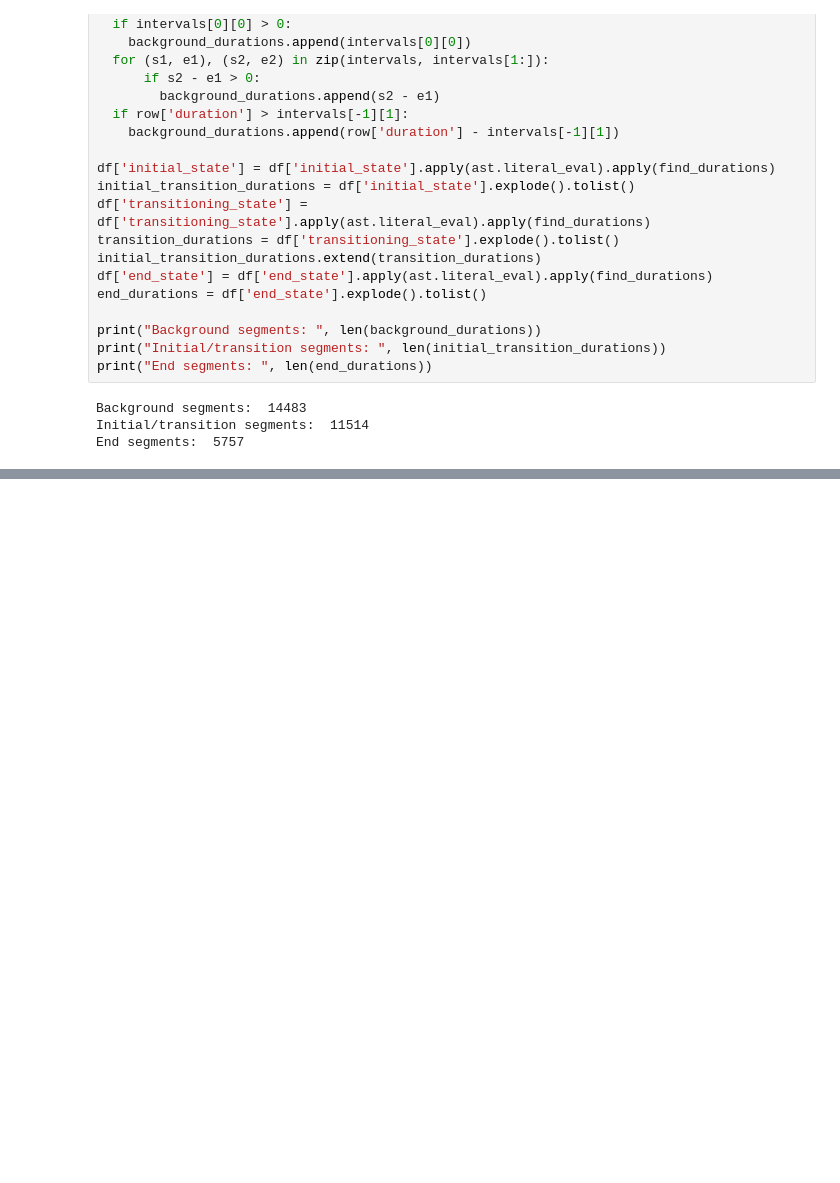
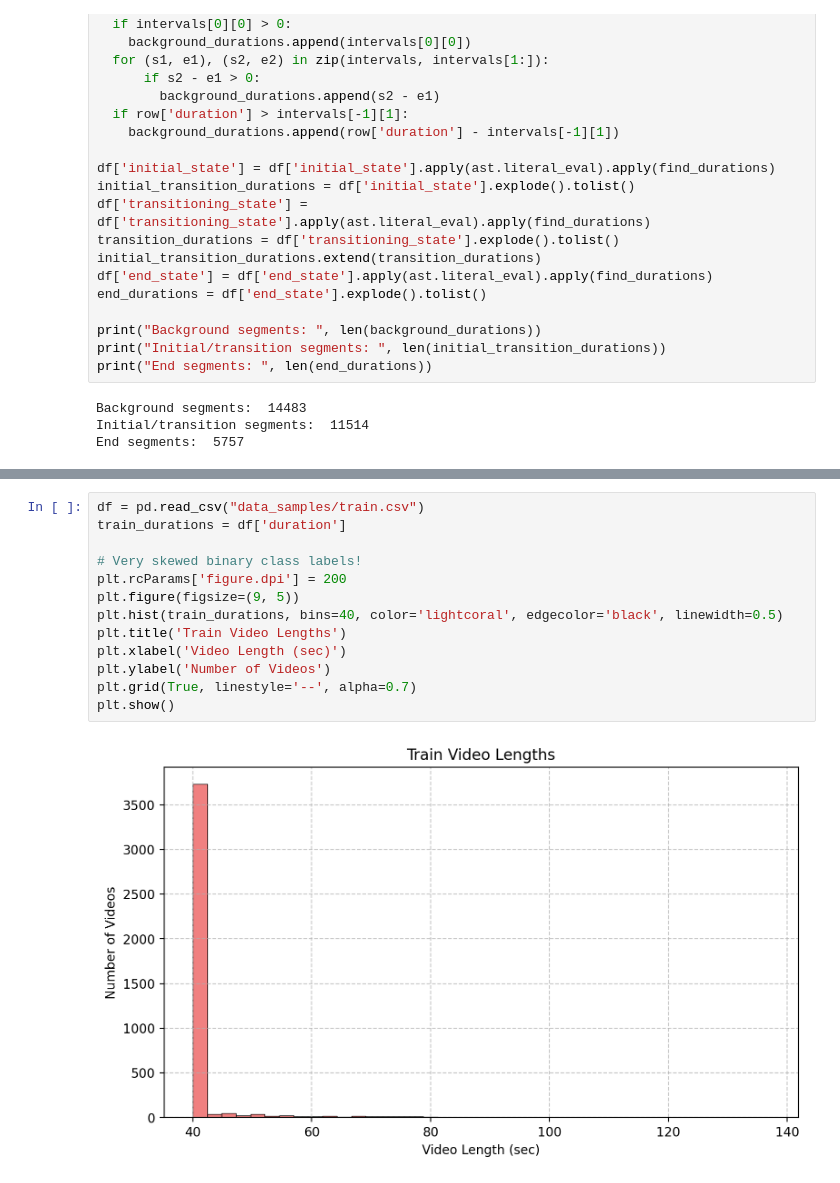
Before and after one commit to kellyjqw/CS381V-project, a Jupyter notebook: downstream/dataset_visualizations.ipynb, the cells around one changed output, grey strips where cells are left out. Cells and saved outputs as stored; diff of their text form; blank space fills up the shorter version.

Commit message:
Added train and test video length charts

```diff
--- a/downstream/dataset_visualizations.ipynb
+++ b/downstream/dataset_visualizations.ipynb
@@ -387,3 +358,18 @@ plt.grid(True, linestyle='--', alpha=0.7)
 plt.show()
 # %% [output]
 [figure]
+# %%
+df = pd.read_csv("data_samples/train.csv")
+train_durations = df['duration']
+
+# Very skewed binary class labels!
+plt.rcParams['figure.dpi'] = 200
+plt.figure(figsize=(9, 5))
+plt.hist(train_durations, bins=40, color='lightcoral', edgecolor='black', linewidth=0.5)
+plt.title('Train Video Lengths')
+plt.xlabel('Video Length (sec)')
+plt.ylabel('Number of Videos')
+plt.grid(True, linestyle='--', alpha=0.7)
+plt.show()
+# %% [output]
+[figure, added]
```
Also changed, not shown: parts of 4 cells of this notebook.
